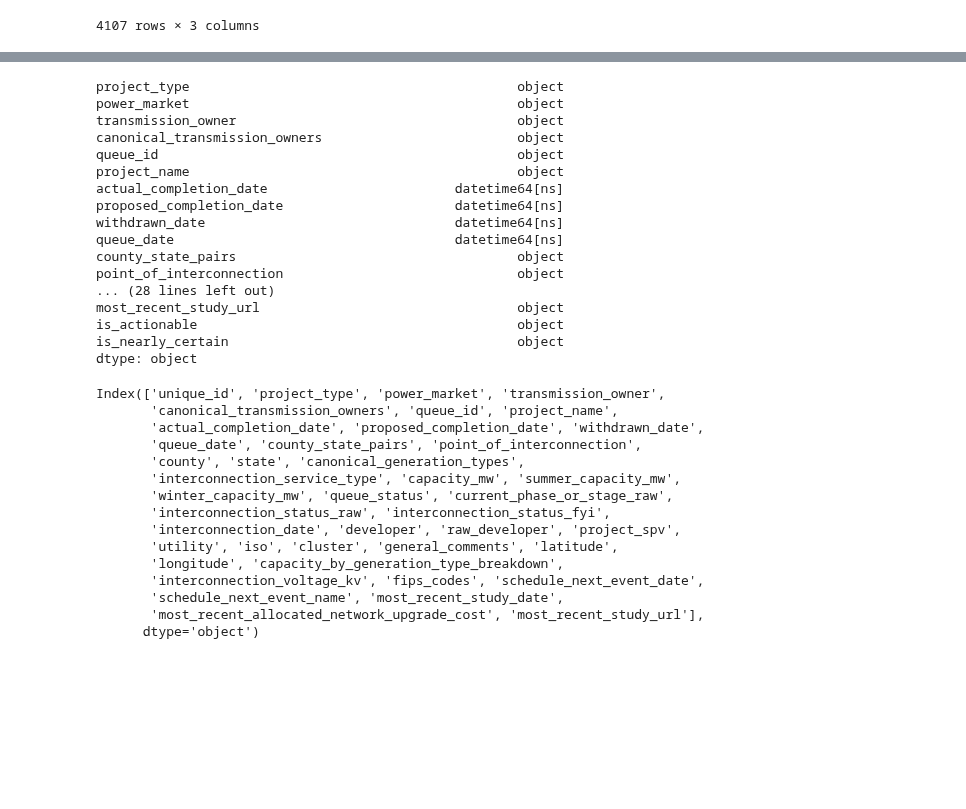
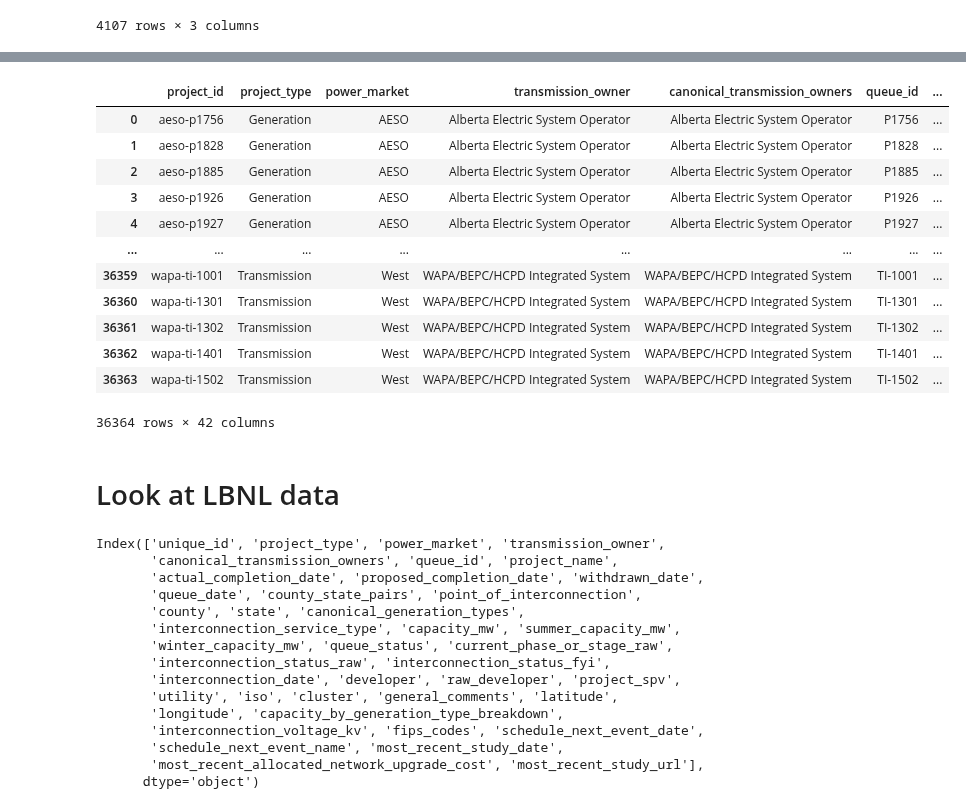
Before and after one commit to deployment-gap-model-education-fund/deployment-gap-model, a Jupyter notebook: notebooks/53-kl-fyi-etl.ipynb, the cells around one changed output, grey strips where cells are left out. Drawn from its saved outputs; the diff is of its cells as text; code cells hidden in the pictures; blank space fills up the shorter version.

```diff
--- a/notebooks/53-kl-fyi-etl.ipynb
+++ b/notebooks/53-kl-fyi-etl.ipynb
@@ -228,25 +187,23 @@ transformed = dbcp.transform.fyi_queue.transform(fyi_raw_dfs)
 # %%
-transformed["fyi_projects"].dtypes
+transformed["fyi_projects"]
 # %% [output]
+|  | project_id | project_type | power_market | transmission_owner | canonical_transmission_owners | queue_id | ... |
+| 0 | aeso-p1756 | Generation | AESO | Alberta Electric System Operator | Alberta Electric System Operator | P1756 | ... |
+| 1 | aeso-p1828 | Generation | AESO | Alberta Electric System Operator | Alberta Electric System Operator | P1828 | ... |
+| 2 | aeso-p1885 | Generation | AESO | Alberta Electric System Operator | Alberta Electric System Operator | P1885 | ... |
+| 3 | aeso-p1926 | Generation | AESO | Alberta Electric System Operator | Alberta Electric System Operator | P1926 | ... |
+| 4 | aeso-p1927 | Generation | AESO | Alberta Electric System Operator | Alberta Electric System Operator | P1927 | ... |
+| ... | ... | ... | ... | ... | ... | ... | ... |
+| 36359 | wapa-ti-1001 | Transmission | West | WAPA/BEPC/HCPD Integrated System | WAPA/BEPC/HCPD Integrated System | TI-1001 | ... |
+| 36360 | wapa-ti-1301 | Transmission | West | WAPA/BEPC/HCPD Integrated System | WAPA/BEPC/HCPD Integrated System | TI-1301 | ... |
+| 36361 | wapa-ti-1302 | Transmission | West | WAPA/BEPC/HCPD Integrated System | WAPA/BEPC/HCPD Integrated System | TI-1302 | ... |
+| 36362 | wapa-ti-1401 | Transmission | West | WAPA/BEPC/HCPD Integrated System | WAPA/BEPC/HCPD Integrated System | TI-1401 | ... |
+| 36363 | wapa-ti-1502 | Transmission | West | WAPA/BEPC/HCPD Integrated System | WAPA/BEPC/HCPD Integrated System | TI-1502 | ... |
-project_type                                          object
-power_market                                          object
-transmission_owner                                    object
-canonical_transmission_owners                         object
-queue_id                                              object
-project_name                                          object
-actual_completion_date                        datetime64[ns]
-proposed_completion_date                      datetime64[ns]
-withdrawn_date                                datetime64[ns]
-queue_date                                    datetime64[ns]
-county_state_pairs                                    object
-point_of_interconnection                              object
-... (28 lines left out)
-most_recent_study_url                                 object
-is_actionable                                         object
-is_nearly_certain                                     object
-dtype: object
+36364 rows × 42 columns
 # %%
 transformed["fyi_projects"].to_parquet("fyi_projects.parquet")
+# %% [markdown]
+# Look at LBNL data
 # %%
 lbnl_uri = "gs://dgm-archive/lbnl_iso_queue/queues_2023_clean_data.xlsx"
 lbnl_raw_dfs = dbcp.extract.lbnl_iso_queue.extract(lbnl_uri)
```
Also changed, not shown: parts of 19 cells of this notebook, 3 other files.
